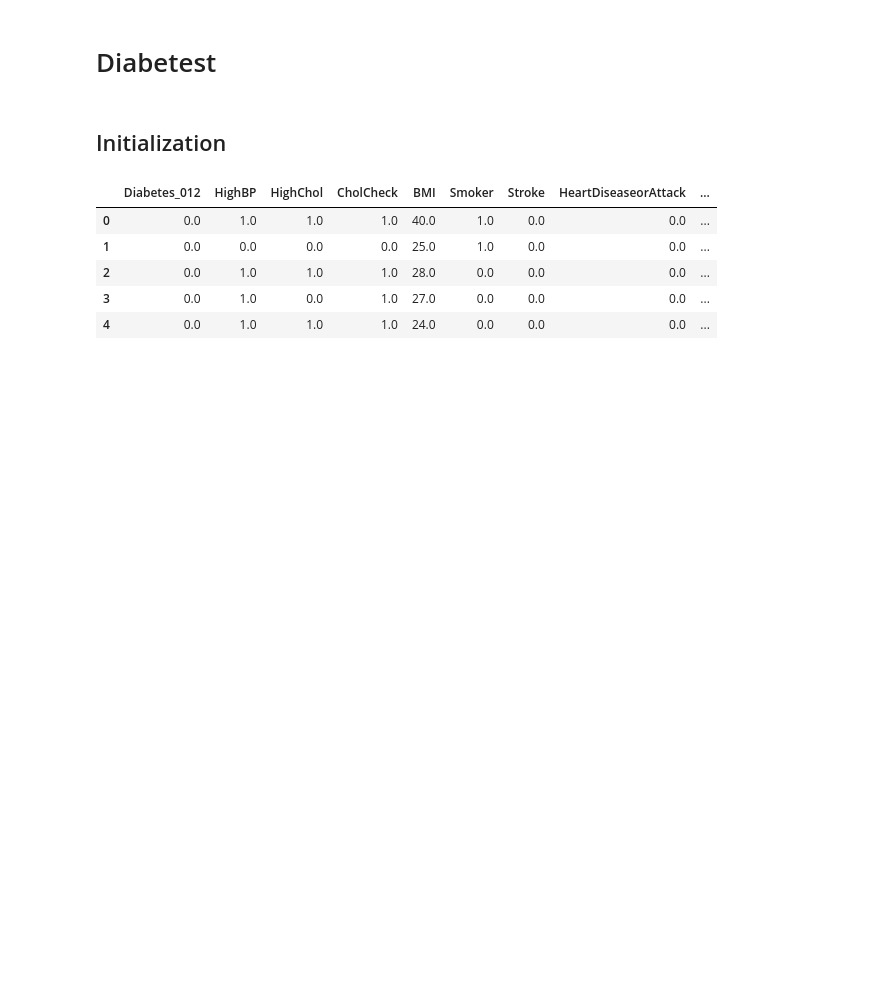
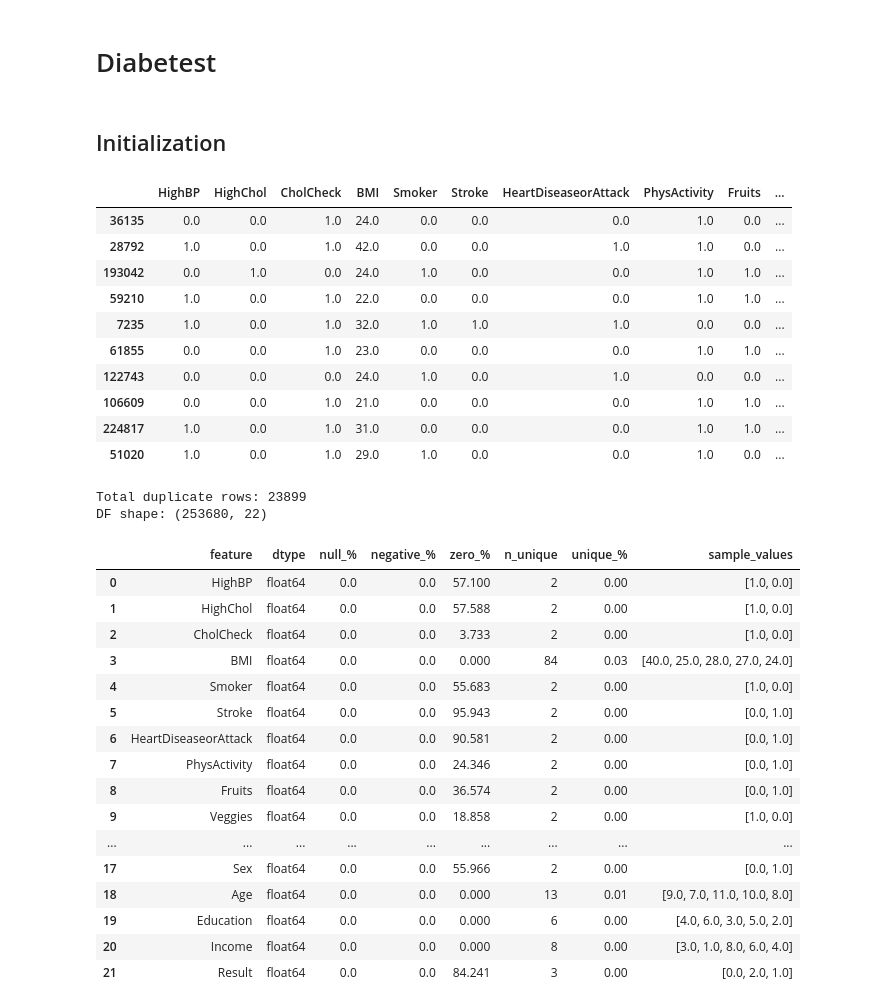
Before and after one commit to rbennum/diabetes-prediction-challenge, a Jupyter notebook: notebooks/exploration.ipynb, the cells around one changed output. Cells and saved outputs as stored; diff of their text form; code cells hidden in the pictures; blank space fills up the shorter version.

```diff
--- a/notebooks/exploration.ipynb
+++ b/notebooks/exploration.ipynb
@@ -21,11 +21,3 @@ base_dir = os.path.dirname(os.path.abspath('__file__')) if '__file__' in locals(
 file_path = os.path.join(base_dir, 'input', 'diabetes_dataset.csv')
 
 df = pd.read_csv(file_path) # type: ignore
-df.head()
-# %% [output]
-|  | Diabetes_012 | HighBP | HighChol | CholCheck | BMI | Smoker | Stroke | HeartDiseaseorAttack | ... |
-| 0 | 0.0 | 1.0 | 1.0 | 1.0 | 40.0 | 1.0 | 0.0 | 0.0 | ... |
-| 1 | 0.0 | 0.0 | 0.0 | 0.0 | 25.0 | 1.0 | 0.0 | 0.0 | ... |
-| 2 | 0.0 | 1.0 | 1.0 | 1.0 | 28.0 | 0.0 | 0.0 | 0.0 | ... |
-| 3 | 0.0 | 1.0 | 0.0 | 1.0 | 27.0 | 0.0 | 0.0 | 0.0 | ... |
-| 4 | 0.0 | 1.0 | 1.0 | 1.0 | 24.0 | 0.0 | 0.0 | 0.0 | ... |
@@ -31,0 +31,34 @@ df.head()
+# %%
+display(df.sample(10, random_state=29))
+display(utils.skim_data(df))
+# %% [output]
+|  | HighBP | HighChol | CholCheck | BMI | Smoker | Stroke | HeartDiseaseorAttack | PhysActivity | Fruits | ... |
+| 36135 | 0.0 | 0.0 | 1.0 | 24.0 | 0.0 | 0.0 | 0.0 | 1.0 | 0.0 | ... |
+| 28792 | 1.0 | 0.0 | 1.0 | 42.0 | 0.0 | 0.0 | 1.0 | 1.0 | 0.0 | ... |
+| 193042 | 0.0 | 1.0 | 0.0 | 24.0 | 1.0 | 0.0 | 0.0 | 1.0 | 1.0 | ... |
+| 59210 | 1.0 | 0.0 | 1.0 | 22.0 | 0.0 | 0.0 | 0.0 | 1.0 | 1.0 | ... |
+| 7235 | 1.0 | 0.0 | 1.0 | 32.0 | 1.0 | 1.0 | 1.0 | 0.0 | 0.0 | ... |
+| 61855 | 0.0 | 0.0 | 1.0 | 23.0 | 0.0 | 0.0 | 0.0 | 1.0 | 1.0 | ... |
+| 122743 | 0.0 | 0.0 | 0.0 | 24.0 | 1.0 | 0.0 | 1.0 | 0.0 | 0.0 | ... |
+| 106609 | 0.0 | 0.0 | 1.0 | 21.0 | 0.0 | 0.0 | 0.0 | 1.0 | 1.0 | ... |
+| 224817 | 1.0 | 0.0 | 1.0 | 31.0 | 0.0 | 0.0 | 0.0 | 1.0 | 1.0 | ... |
+| 51020 | 1.0 | 0.0 | 1.0 | 29.0 | 1.0 | 0.0 | 0.0 | 1.0 | 0.0 | ... |
+Total duplicate rows: 23899
+DF shape: (253680, 22)
+|  | feature | dtype | null_% | negative_% | zero_% | n_unique | unique_% | sample_values |
+| 0 | HighBP | float64 | 0.0 | 0.0 | 57.100 | 2 | 0.00 | [1.0, 0.0] |
+| 1 | HighChol | float64 | 0.0 | 0.0 | 57.588 | 2 | 0.00 | [1.0, 0.0] |
+| 2 | CholCheck | float64 | 0.0 | 0.0 | 3.733 | 2 | 0.00 | [1.0, 0.0] |
+| 3 | BMI | float64 | 0.0 | 0.0 | 0.000 | 84 | 0.03 | [40.0, 25.0, 28.0, 27.0, 24.0] |
+| 4 | Smoker | float64 | 0.0 | 0.0 | 55.683 | 2 | 0.00 | [1.0, 0.0] |
+| 5 | Stroke | float64 | 0.0 | 0.0 | 95.943 | 2 | 0.00 | [0.0, 1.0] |
+| 6 | HeartDiseaseorAttack | float64 | 0.0 | 0.0 | 90.581 | 2 | 0.00 | [0.0, 1.0] |
+| 7 | PhysActivity | float64 | 0.0 | 0.0 | 24.346 | 2 | 0.00 | [0.0, 1.0] |
+| 8 | Fruits | float64 | 0.0 | 0.0 | 36.574 | 2 | 0.00 | [0.0, 1.0] |
+| 9 | Veggies | float64 | 0.0 | 0.0 | 18.858 | 2 | 0.00 | [1.0, 0.0] |
+| ... | ... | ... | ... | ... | ... | ... | ... | ... |
+| 17 | Sex | float64 | 0.0 | 0.0 | 55.966 | 2 | 0.00 | [0.0, 1.0] |
+| 18 | Age | float64 | 0.0 | 0.0 | 0.000 | 13 | 0.01 | [9.0, 7.0, 11.0, 10.0, 8.0] |
+| 19 | Education | float64 | 0.0 | 0.0 | 0.000 | 6 | 0.00 | [4.0, 6.0, 3.0, 5.0, 2.0] |
+| 20 | Income | float64 | 0.0 | 0.0 | 0.000 | 8 | 0.00 | [3.0, 1.0, 8.0, 6.0, 4.0] |
+| 21 | Result | float64 | 0.0 | 0.0 | 84.241 | 3 | 0.00 | [0.0, 2.0, 1.0] |
```
Also changed, not shown: parts of 29 cells of this notebook.
